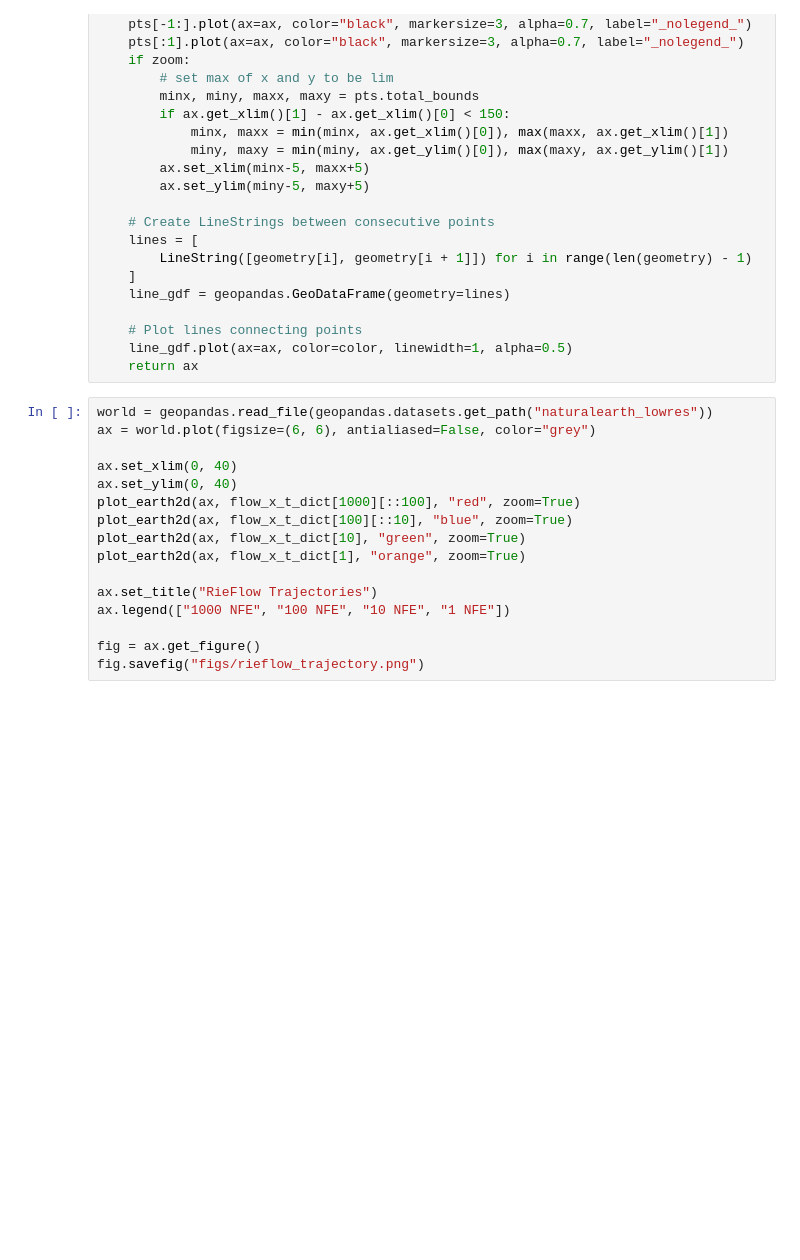
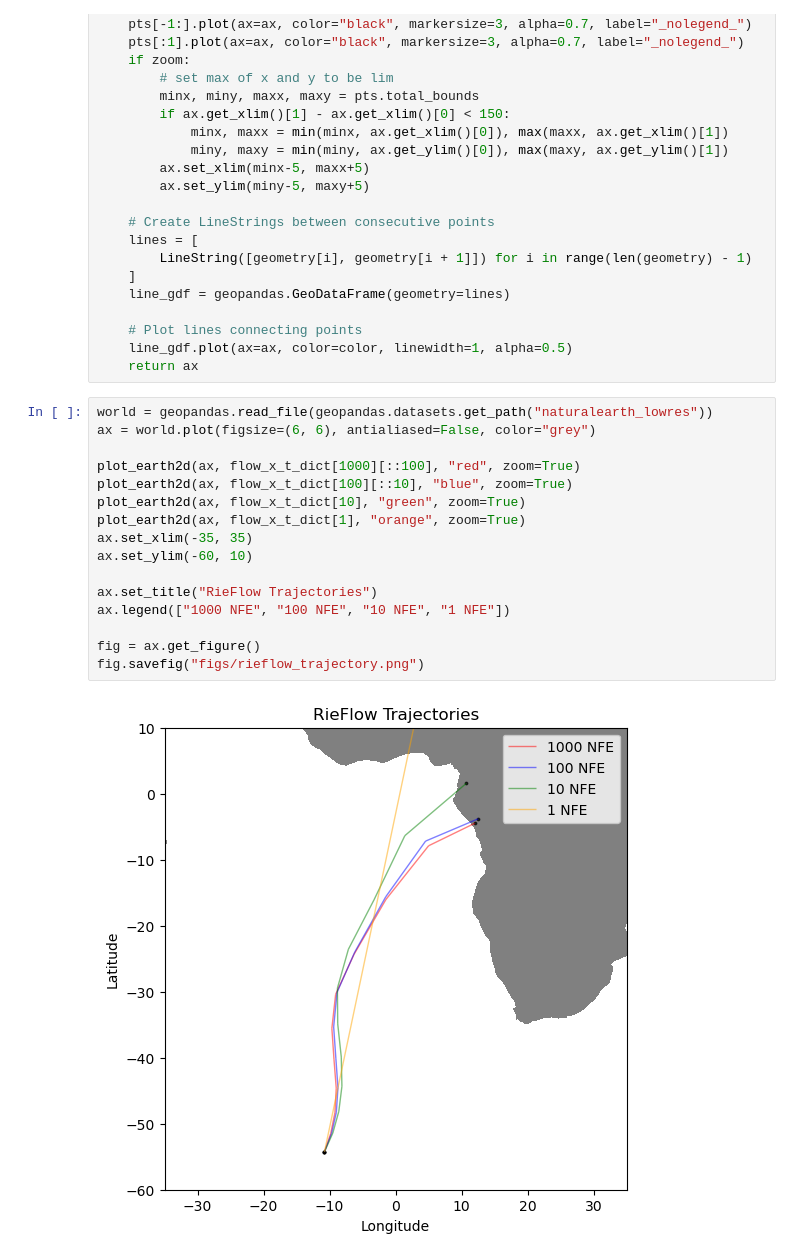
Before and after one commit to yjang43/riemannian-fm, a Jupyter notebook: eval_flow.ipynb, the cells around one changed output. Drawn from its saved outputs; the diff is of its cells as text; blank space fills up the shorter version.

```diff
--- a/eval_flow.ipynb
+++ b/eval_flow.ipynb
@@ -67,19 +67,21 @@ def plot_earth2d(ax, samples, color="red", zoom=False):
 # %%
 world = geopandas.read_file(geopandas.datasets.get_path("naturalearth_lowres"))
 ax = world.plot(figsize=(6, 6), antialiased=False, color="grey")
 
-ax.set_xlim(0, 40)
-ax.set_ylim(0, 40)
 plot_earth2d(ax, flow_x_t_dict[1000][::100], "red", zoom=True)
 plot_earth2d(ax, flow_x_t_dict[100][::10], "blue", zoom=True)
 plot_earth2d(ax, flow_x_t_dict[10], "green", zoom=True)
 plot_earth2d(ax, flow_x_t_dict[1], "orange", zoom=True)
+ax.set_xlim(-35, 35)
+ax.set_ylim(-60, 10)
 
 ax.set_title("RieFlow Trajectories")
 ax.legend(["1000 NFE", "100 NFE", "10 NFE", "1 NFE"])
 
 fig = ax.get_figure()
 fig.savefig("figs/rieflow_trajectory.png")
+# %% [output]
+[figure, added]
 # %%
 world = geopandas.read_file(geopandas.datasets.get_path("naturalearth_lowres"))
 ax = world.plot(figsize=(6, 6), antialiased=False, color="grey")
```
Also changed, not shown: parts of 2 cells of this notebook, 1 other file.
